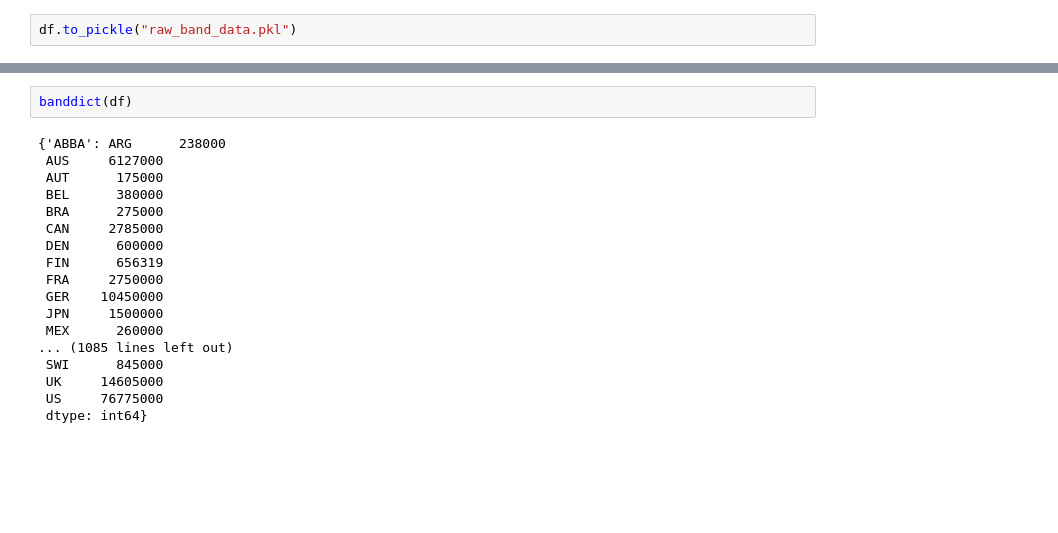
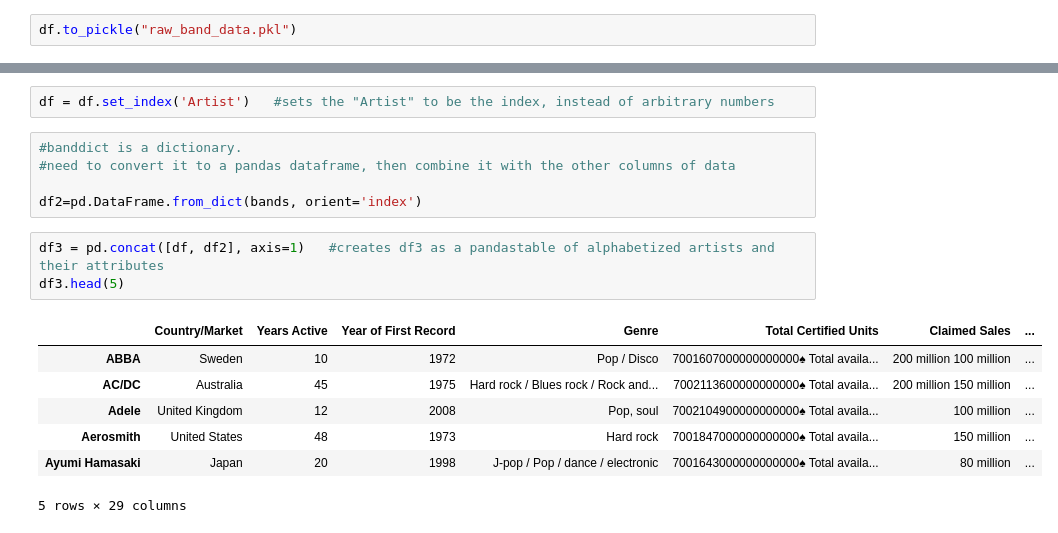
Before and after one commit to kpuryear/Puryear_Metis, a Jupyter notebook: Project2/P2. web scraping.ipynb, the cells around one changed output, grey strips where cells are left out. Saved outputs shown, nothing was run; the diff lists cells and outputs as text; blank space fills up the shorter version.

```diff
--- a/Project2/P2. web scraping.ipynb
+++ b/Project2/P2. web scraping.ipynb
@@ -149,20 +149,18 @@ def banddict(df):
-# %%
-banddict(df)
-# %% [output]
-{'ABBA': ARG      238000
- AUS     6127000
- AUT      175000
- BEL      380000
- BRA      275000
- CAN     2785000
- DEN      600000
- FIN      656319
- FRA     2750000
- GER    10450000
- JPN     1500000
- MEX      260000
-... (1085 lines left out)
- SWI      845000
- UK     14605000
- US     76775000
- dtype: int64}
+# %%
+df = df.set_index('Artist')   #sets the "Artist" to be the index, instead of arbitrary numbers
+# %%
+#banddict is a dictionary.
+#need to convert it to a pandas dataframe, then combine it with the other columns of data
+
+df2=pd.DataFrame.from_dict(bands, orient='index')
+# %%
+df3 = pd.concat([df, df2], axis=1)   #creates df3 as a pandastable of alphabetized artists and their attributes
+df3.head(5)
+# %% [output]
+|  | Country/Market | Years Active | Year of First Record | Genre | Total Certified Units | Claimed Sales | ... |
+| ABBA | Sweden | 10 | 1972 | Pop / Disco | 7001607000000000000♠ Total availa... | 200 million 100 million | ... |
+| AC/DC | Australia | 45 | 1975 | Hard rock / Blues rock / Rock and... | 7002113600000000000♠ Total availa... | 200 million 150 million | ... |
+| Adele | United Kingdom | 12 | 2008 | Pop, soul | 7002104900000000000♠ Total availa... | 100 million | ... |
+| Aerosmith | United States | 48 | 1973 | Hard rock | 7001847000000000000♠ Total availa... | 150 million | ... |
+| Ayumi Hamasaki | Japan | 20 | 1998 | J-pop / Pop / dance / electronic | 7001643000000000000♠ Total availa... | 80 million | ... |
+5 rows × 29 columns
```
Also changed, not shown: parts of 4 cells of this notebook, 2 other files.
